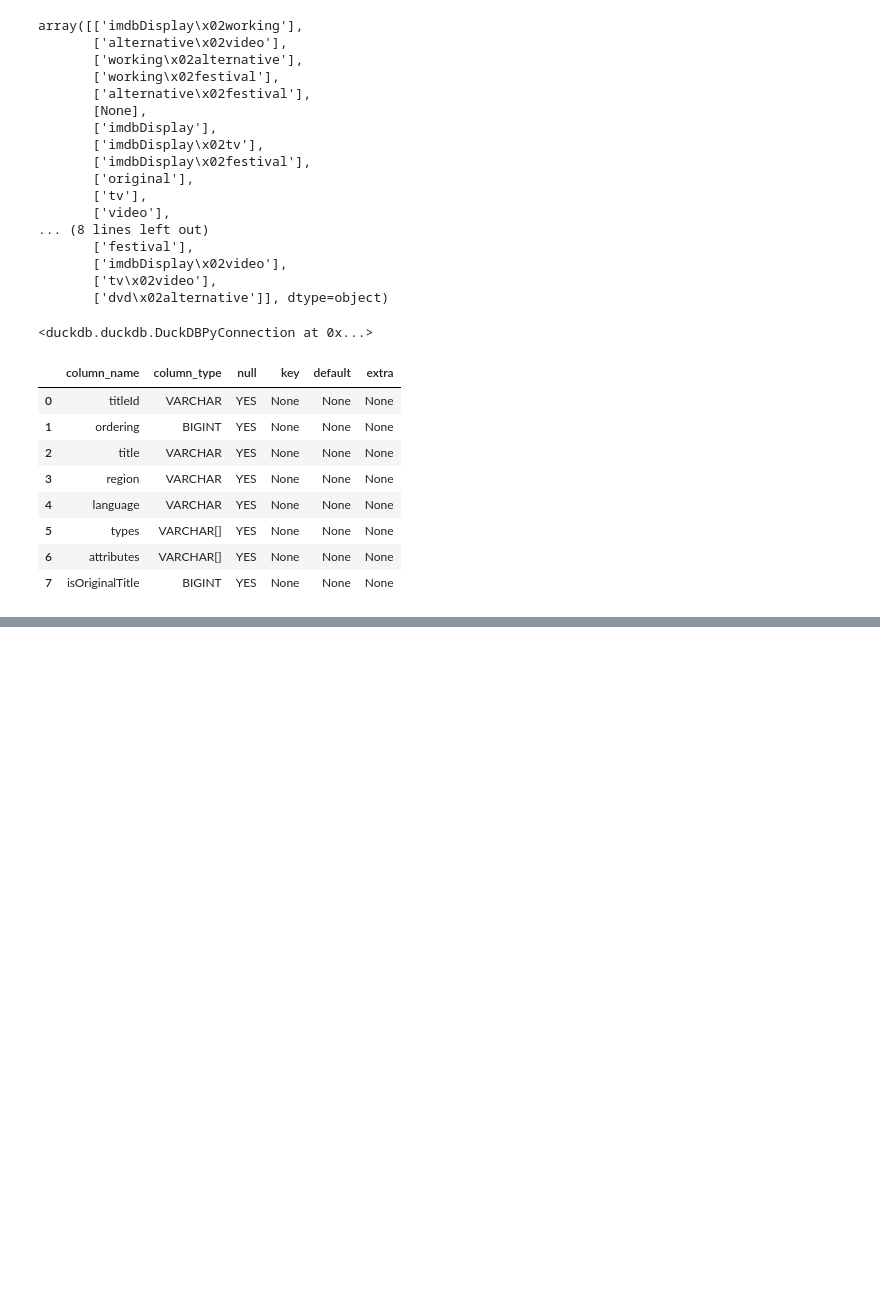
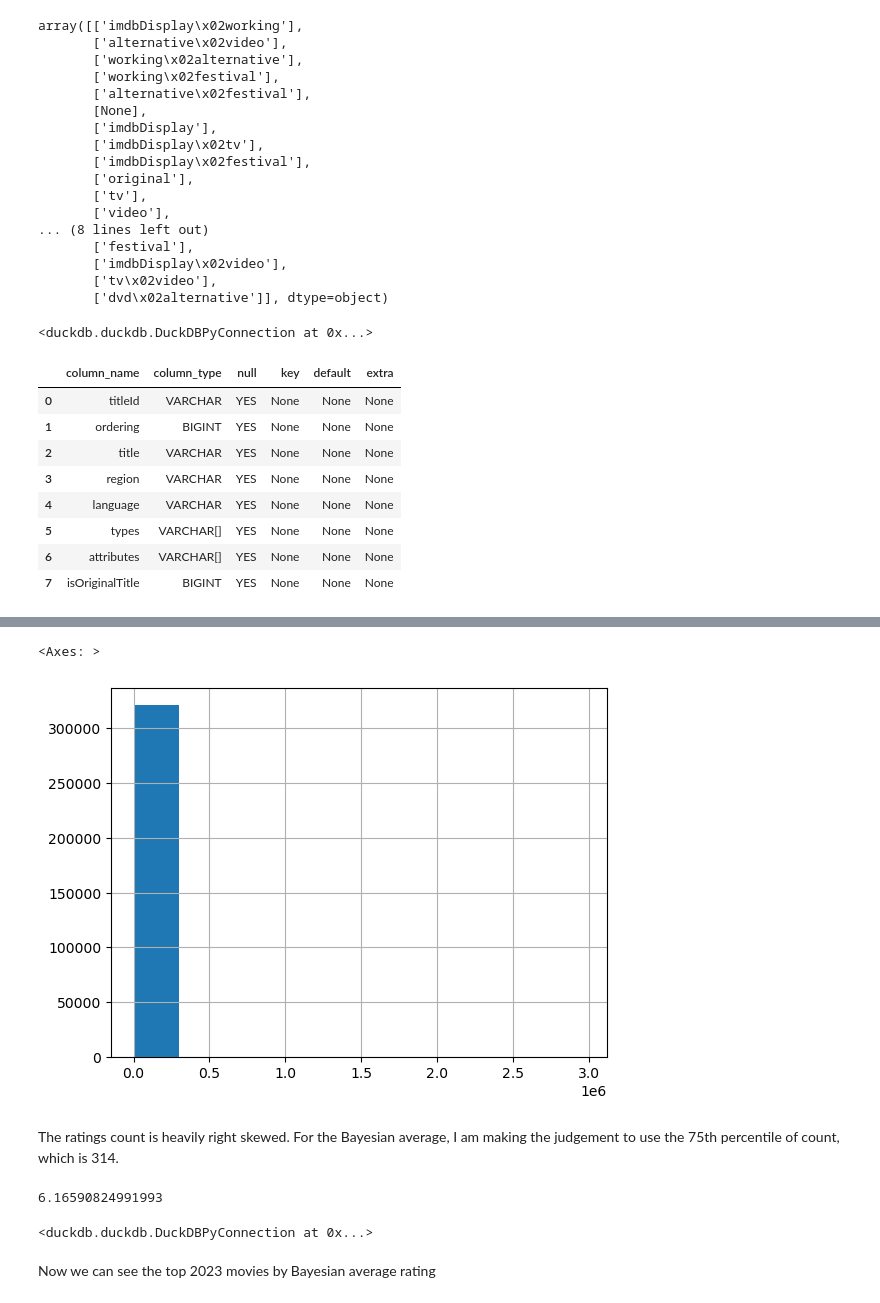
Before and after one commit to leanperia/MoviesRecommendedByLean, a Jupyter notebook: download_and_explore_data.ipynb, the cells around one changed output, grey strips where cells are left out. Saved outputs shown, nothing was run; the diff lists cells and outputs as text; code cells hidden in the pictures; blank space fills up the shorter version.

```diff
--- a/download_and_explore_data.ipynb
+++ b/download_and_explore_data.ipynb
@@ -693,0 +605,2 @@ gc.collect()
+# %%
+ratings = db.execute('select imdb_ratings_avg as avg, imdb_ratings_count as count from movies where imdb_ratings_avg is not null').fetchdf()
@@ -693,0 +619,23 @@ gc.collect()
+# %%
+ratings['count'].hist()
+# %% [output]
+<Axes: >
+[figure, added]
+# %% [markdown]
+The ratings count is heavily right skewed. For the Bayesian average, I am making the judgement to use the 75th percentile of count, which is 314.
+# %%
+prior  = 314
+global_mean = ratings.avg.mean()
+global_mean
+# %% [output]
+6.16590824991993
+# %%
+db.execute(f"""
+           alter table movies add column bayesian_score float;
+           update movies set
+           bayesian_score = (imdb_ratings_avg * imdb_ratings_count + {global_mean}*{prior}) / (imdb_ratings_count + {prior});
+           """)
+# %% [output]
+<duckdb.duckdb.DuckDBPyConnection at 0x...>
+# %% [markdown]
+Now we can see the top 2023 movies by Bayesian average rating
```
Also changed, not shown: parts of 97 cells of this notebook, 4 other files.
